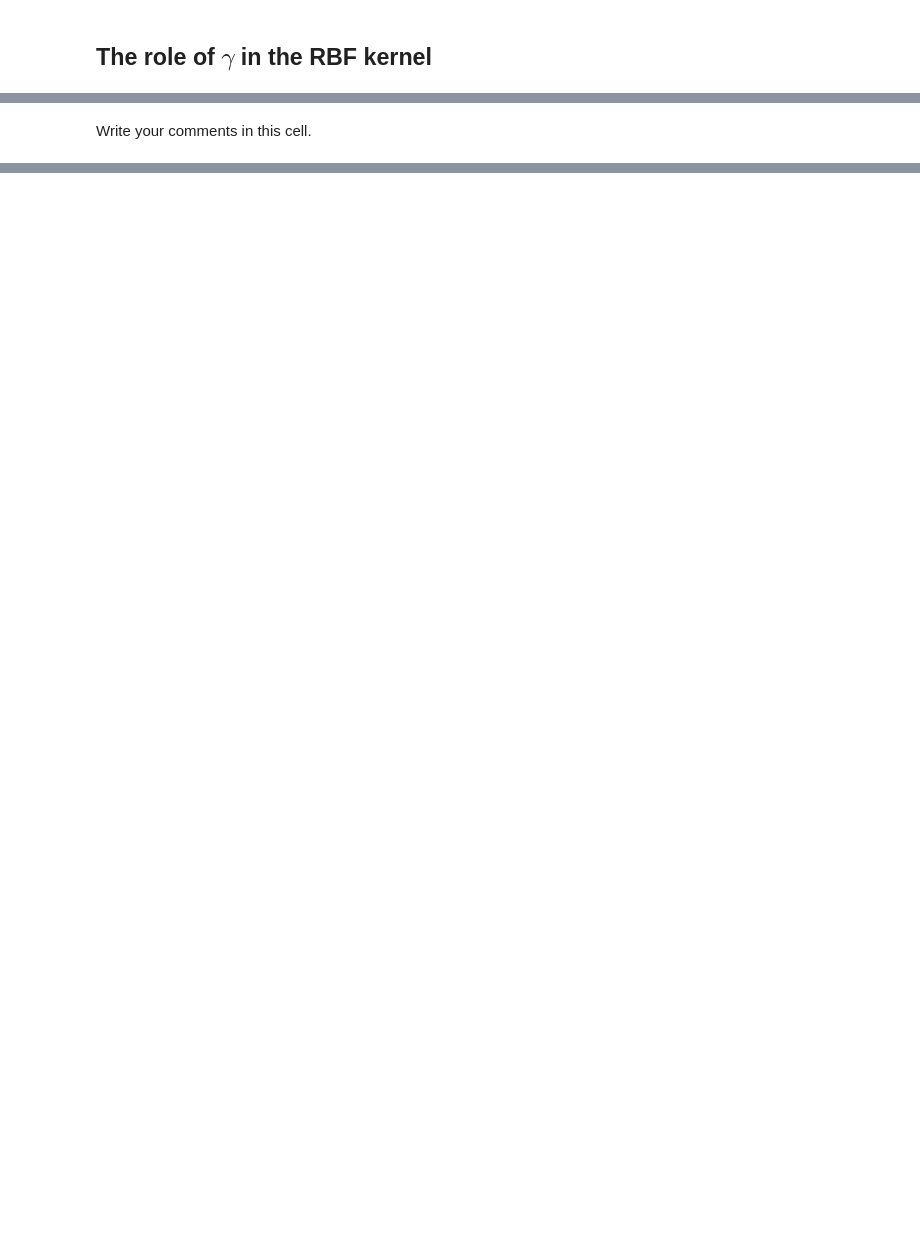
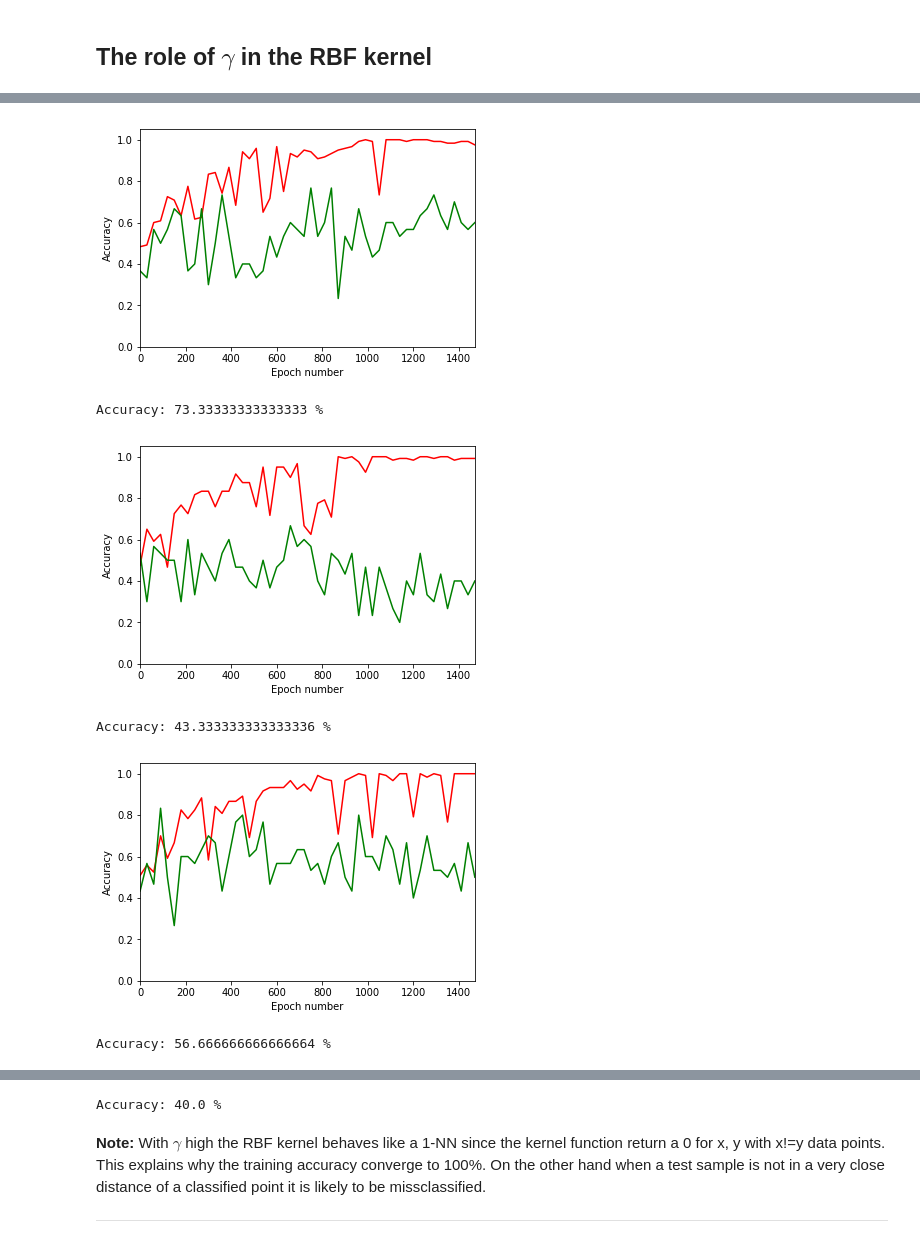
Before and after one commit to weichuan41/MALIS, a Jupyter notebook: LAB_3/lab3_svm_students.ipynb, the cells around one changed output, grey strips where cells are left out. Saved outputs shown, nothing was run; the diff lists cells and outputs as text; code cells hidden in the pictures; blank space fills up the shorter version.

```diff
--- a/LAB_3/lab3_svm_students.ipynb
+++ b/LAB_3/lab3_svm_students.ipynb
@@ -265,2 +435,72 @@ svm.print_accuracy()
-# %% [markdown]
-Write your comments in this cell.
+# %%
+from utils import Dataset
+
+# Tests on dataset1
+datafile = "data/dataset1_train.txt"
+data = Dataset(datafile)
+test_datafile = "data/dataset1_test.txt"
+test_data = Dataset(test_datafile)
+
+features_map = FeaturesMap(200, 2, 1e4)
+new_data = features_map(data)
+new_test_data = features_map(test_data)
+
+svm = SVM(new_data, new_test_data)
+svm.train(1500, 0.0001)
+svm.make_plot() # Train accuracy in red, test accuracy in green
+svm.print_accuracy()
+
+# Tests on other datasets
+# Tests on dataset2
+datafile = "data/dataset2_train.txt"
+data = Dataset(datafile)
+test_datafile = "data/dataset2_test.txt"
+test_data = Dataset(test_datafile)
+
+features_map = FeaturesMap(200, 2, 1e4)
+new_data = features_map(data)
+new_test_data = features_map(test_data)
+
+svm = SVM(new_data, new_test_data)
+svm.train(1500, 0.0001)
+svm.make_plot() # Train accuracy in red, test accuracy in green
+svm.print_accuracy()
+
+
+# Tests on dataset3
+datafile = "data/dataset3_train.txt"
+data = Dataset(datafile)
+test_datafile = "data/dataset3_test.txt"
+test_data = Dataset(test_datafile)
+
+features_map = FeaturesMap(200, 2, 1e4)
+new_data = features_map(data)
+new_test_data = features_map(test_data)
+
+svm = SVM(new_data, new_test_data)
+svm.train(1500, 0.0001)
+svm.make_plot() # Train accuracy in red, test accuracy in green
+svm.print_accuracy()
+
+
+# Tests on dataset4
+datafile = "data/dataset4_train.txt"
+data = Dataset(datafile)
+test_datafile = "data/dataset4_test.txt"
+test_data = Dataset(test_datafile)
+
+features_map = FeaturesMap(200, 2, 1e4)
+new_data = features_map(data)
+new_test_data = features_map(test_data)
+
+svm = SVM(new_data, new_test_data)
+svm.train(1500, 0.0001)
+svm.make_plot() # Train accuracy in red, test accuracy in green
+svm.print_accuracy()
+# %% [output]
+[figure, added]
+Accuracy: 73.33333333333333 %
+[figure, added]
+Accuracy: 43.333333333333336 %
+[figure, added]
+Accuracy: 56.666666666666664 %
@@ -266,0 +508,4 @@ Write your comments in this cell.
+Accuracy: 40.0 %
+# %% [markdown]
+**Note:** With $\gamma$ high the RBF kernel behaves like a 1-NN since the kernel function return a 0 for x, y with x!=y data points. This explains why the training accuracy converge to 100%. On the other hand when a test sample is not in a very close distance of a classified point it is likely to be missclassified.
+___
```
Also changed, not shown: parts of 35 cells of this notebook, 2 other files.
